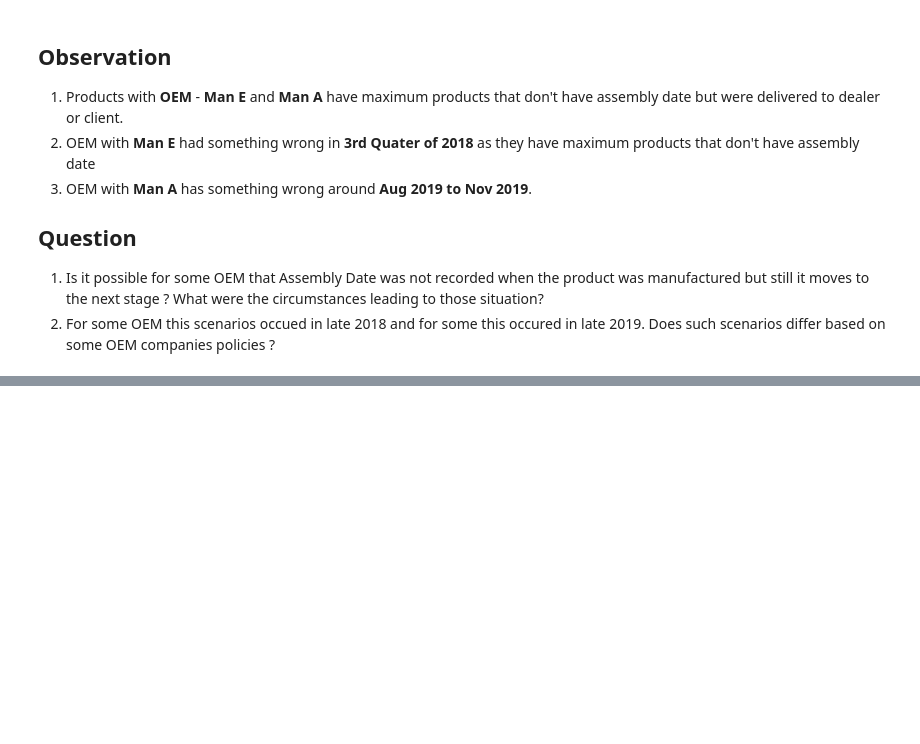
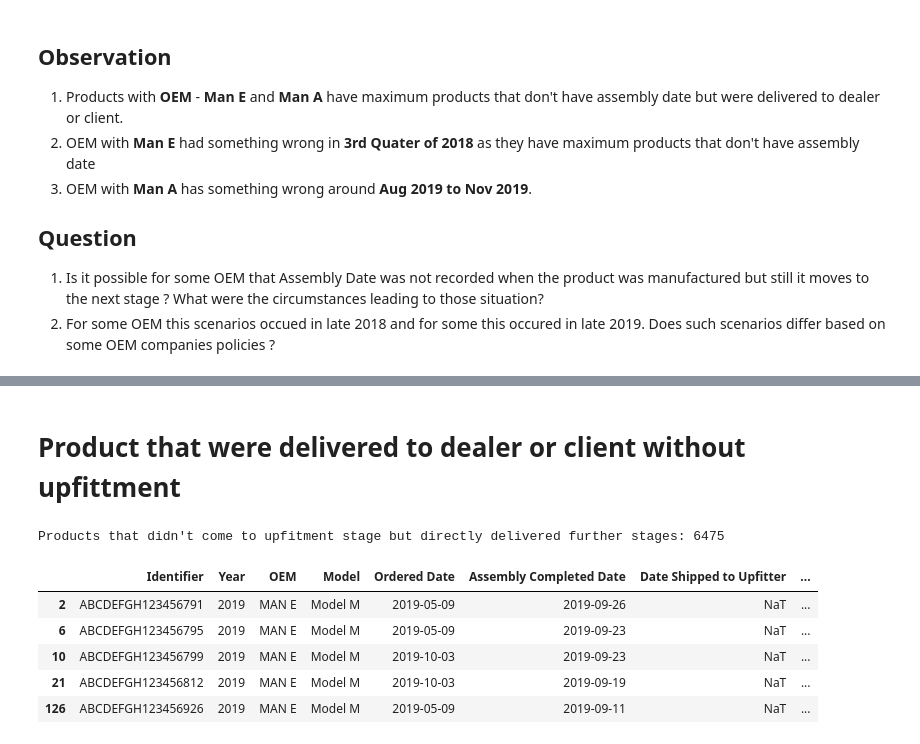
Before and after one commit to navjotsingh151/Sensor-TimeSeriesAnalysis, a Jupyter notebook: InsuranceData.ipynb, the cells around one changed output, grey strips where cells are left out. Saved outputs shown, nothing was run; the diff lists cells and outputs as text; code cells hidden in the pictures; blank space fills up the shorter version.

```diff
--- a/InsuranceData.ipynb
+++ b/InsuranceData.ipynb
@@ -285,0 +389,25 @@ print(data_no_assembly_date_c.groupby(['OEM','Model'],
+# %% [markdown]
+# **Product that were delivered to dealer or client without upfittment**
+# %%
+data_not_upfit  = data[(data['Assembly Completed Date'].notna()) &
+
+                       # No Upfit Date
+                       ( data['Date Shipped to Upfitter'].isna() ) &
+                       ( data['Date Upfit Complete'].isna() ) &
+
+                       # Move to next stage
+                       (
+                       ( data['Delivered to Dealer'].notna() ) |
+                       ( data['Delivered to Client'].notna() ) |
+                       ( data['Ship Date To Dealer'].notna() )
+                       )  ]
+print("Products that didn't come to upfitment stage but directly delivered further stages:", len(data_not_upfit))
+data_not_upfit.head()
+# %% [output]
+Products that didn't come to upfitment stage but directly delivered further stages: 6475
+|  | Identifier | Year | OEM | Model | Ordered Date | Assembly Completed Date | Date Shipped to Upfitter | ... |
+| 2 | ABCDEFGH123456791 | 2019 | MAN E | Model M | 2019-05-09 | 2019-09-26 | NaT | ... |
+| 6 | ABCDEFGH123456795 | 2019 | MAN E | Model M | 2019-05-09 | 2019-09-23 | NaT | ... |
+| 10 | ABCDEFGH123456799 | 2019 | MAN E | Model M | 2019-10-03 | 2019-09-23 | NaT | ... |
+| 21 | ABCDEFGH123456812 | 2019 | MAN E | Model M | 2019-10-03 | 2019-09-19 | NaT | ... |
+| 126 | ABCDEFGH123456926 | 2019 | MAN E | Model M | 2019-05-09 | 2019-09-11 | NaT | ... |
```
Also changed, not shown: parts of 28 cells of this notebook.
